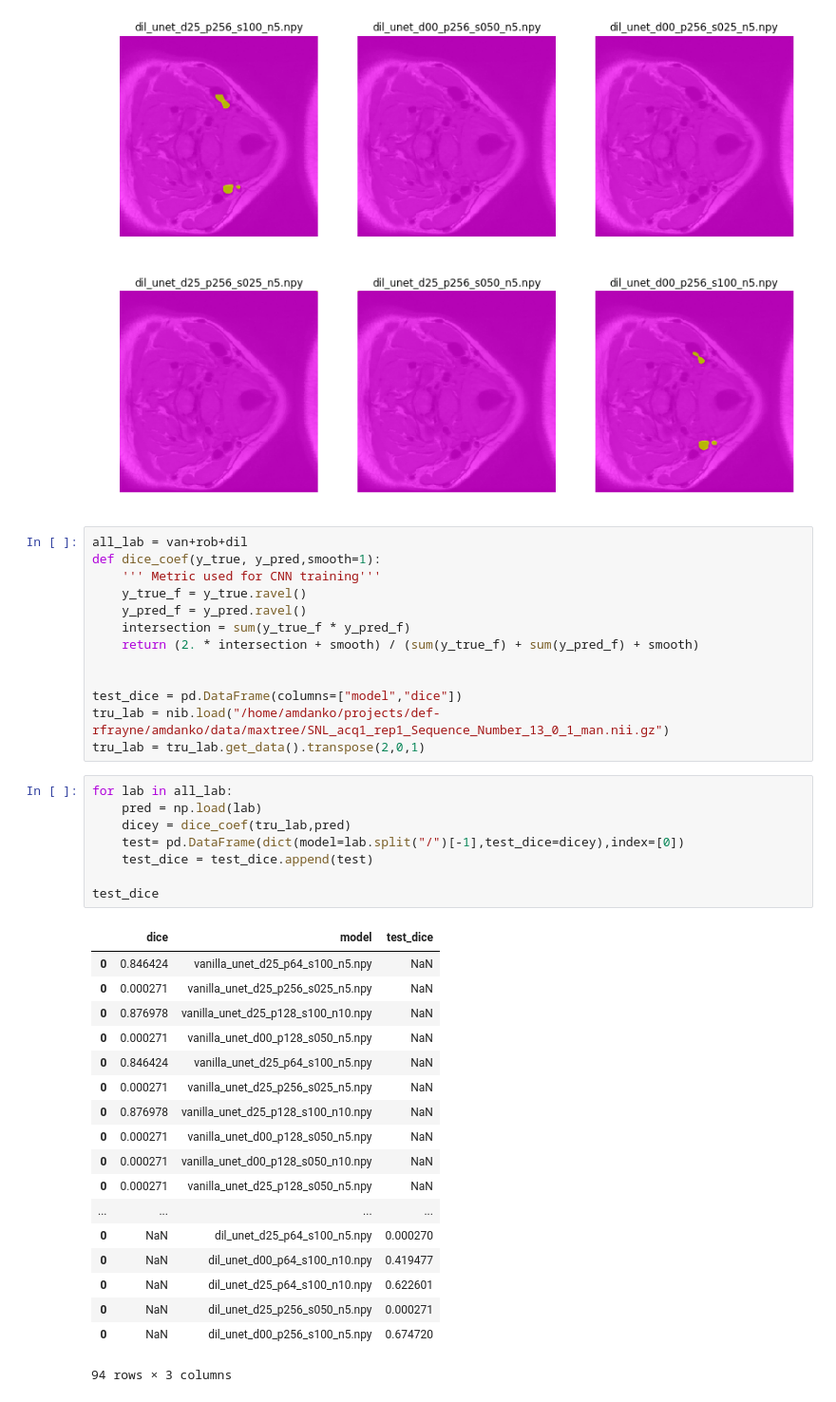
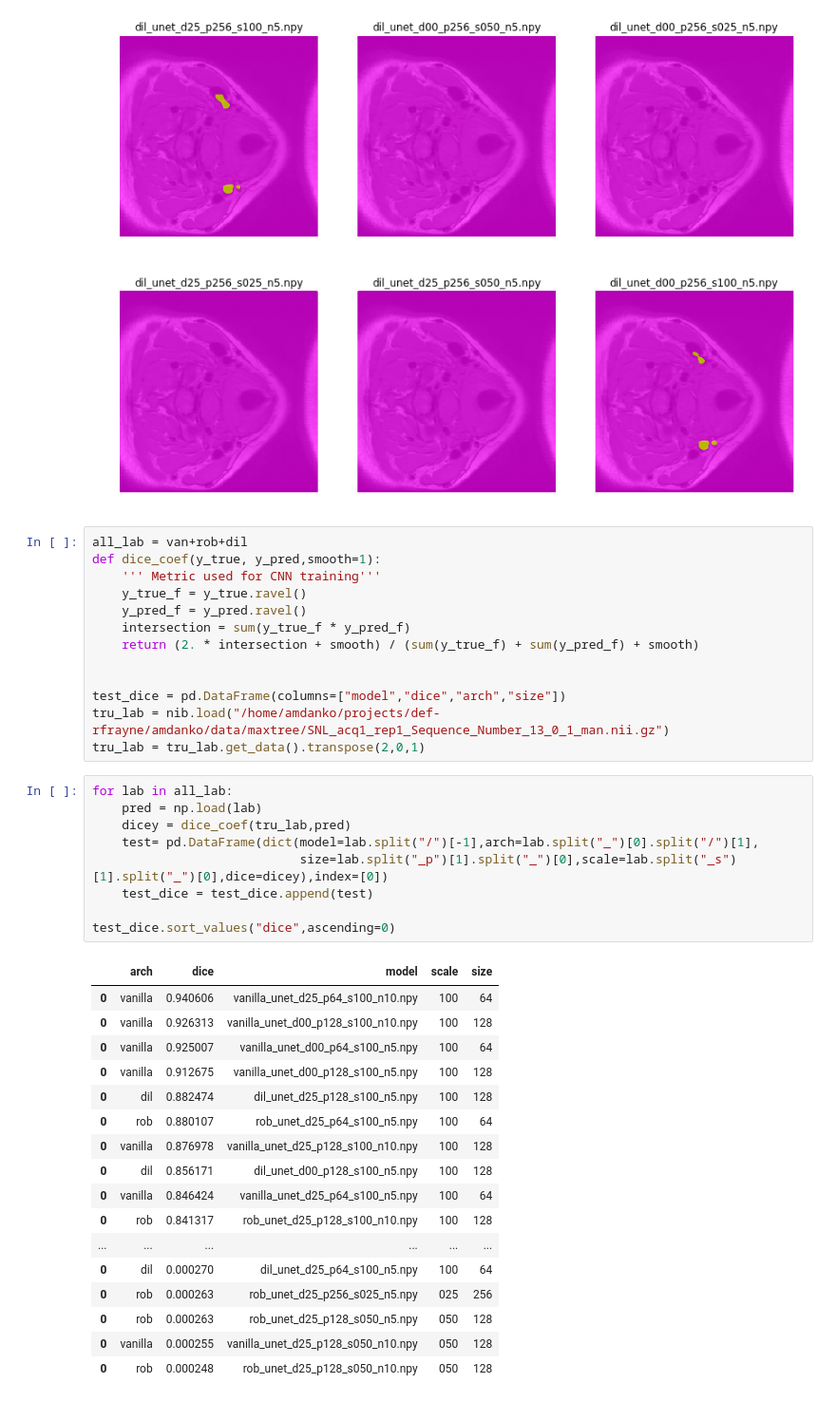
Before and after one commit to amdanko/project, a Jupyter notebook: nb/segmentation.ipynb, the cells around one changed output. Shown at 95% size. Drawn from its saved outputs; the diff is of its cells as text.

```diff
--- a/nb/segmentation.ipynb
+++ b/nb/segmentation.ipynb
@@ -255,33 +254,33 @@ def dice_coef(y_true, y_pred,smooth=1):
     return (2. * intersection + smooth) / (sum(y_true_f) + sum(y_pred_f) + smooth)
 
 
-test_dice = pd.DataFrame(columns=["model","dice"])
+test_dice = pd.DataFrame(columns=["model","dice","arch","size"])
 tru_lab = nib.load("/home/amdanko/projects/def-rfrayne/amdanko/data/maxtree/SNL_acq1_rep1_Sequence_Number_13_0_1_man.nii.gz")
 tru_lab = tru_lab.get_data().transpose(2,0,1)
 # %%
 for lab in all_lab:
     pred = np.load(lab)
     dicey = dice_coef(tru_lab,pred)
-    test= pd.DataFrame(dict(model=lab.split("/")[-1],test_dice=dicey),index=[0])
+    test= pd.DataFrame(dict(model=lab.split("/")[-1],arch=lab.split("_")[0].split("/")[1],
+                            size=lab.split("_p")[1].split("_")[0],scale=lab.split("_s")[1].split("_")[0],dice=dicey),index=[0])
     test_dice = test_dice.append(test)
 
-test_dice
+test_dice.sort_values("dice",ascending=0)
 # %% [output]
-|  | dice | model | test_dice |
-| 0 | 0.846424 | vanilla_unet_d25_p64_s100_n5.npy | NaN |
-| 0 | 0.000271 | vanilla_unet_d25_p256_s025_n5.npy | NaN |
-| 0 | 0.876978 | vanilla_unet_d25_p128_s100_n10.npy | NaN |
-| 0 | 0.000271 | vanilla_unet_d00_p128_s050_n5.npy | NaN |
-| 0 | 0.846424 | vanilla_unet_d25_p64_s100_n5.npy | NaN |
-| 0 | 0.000271 | vanilla_unet_d25_p256_s025_n5.npy | NaN |
-| 0 | 0.876978 | vanilla_unet_d25_p128_s100_n10.npy | NaN |
-| 0 | 0.000271 | vanilla_unet_d00_p128_s050_n5.npy | NaN |
-| 0 | 0.000271 | vanilla_unet_d00_p128_s050_n10.npy | NaN |
-| 0 | 0.000271 | vanilla_unet_d25_p128_s050_n5.npy | NaN |
-| ... | ... | ... | ... |
-| 0 | NaN | dil_unet_d25_p64_s100_n5.npy | 0.000270 |
-| 0 | NaN | dil_unet_d00_p64_s100_n10.npy | 0.419477 |
-| 0 | NaN | dil_unet_d25_p64_s100_n10.npy | 0.622601 |
-| 0 | NaN | dil_unet_d25_p256_s050_n5.npy | 0.000271 |
-| 0 | NaN | dil_unet_d00_p256_s100_n5.npy | 0.674720 |
+|  | arch | dice | model | scale | size |
+| 0 | vanilla | 0.940606 | vanilla_unet_d25_p64_s100_n10.npy | 100 | 64 |
+| 0 | vanilla | 0.926313 | vanilla_unet_d00_p128_s100_n10.npy | 100 | 128 |
+| 0 | vanilla | 0.925007 | vanilla_unet_d00_p64_s100_n5.npy | 100 | 64 |
+| 0 | vanilla | 0.912675 | vanilla_unet_d00_p128_s100_n5.npy | 100 | 128 |
+| 0 | dil | 0.882474 | dil_unet_d25_p128_s100_n5.npy | 100 | 128 |
+| 0 | rob | 0.880107 | rob_unet_d25_p64_s100_n5.npy | 100 | 64 |
+| 0 | vanilla | 0.876978 | vanilla_unet_d25_p128_s100_n10.npy | 100 | 128 |
+| 0 | dil | 0.856171 | dil_unet_d00_p128_s100_n5.npy | 100 | 128 |
+| 0 | vanilla | 0.846424 | vanilla_unet_d25_p64_s100_n5.npy | 100 | 64 |
+| 0 | rob | 0.841317 | rob_unet_d25_p128_s100_n10.npy | 100 | 128 |
+| ... | ... | ... | ... | ... | ... |
+| 0 | dil | 0.000270 | dil_unet_d25_p64_s100_n5.npy | 100 | 64 |
+| 0 | rob | 0.000263 | rob_unet_d25_p256_s025_n5.npy | 025 | 256 |
+| 0 | rob | 0.000263 | rob_unet_d25_p128_s050_n5.npy | 050 | 128 |
+| 0 | vanilla | 0.000255 | vanilla_unet_d25_p128_s050_n10.npy | 050 | 128 |
+| 0 | rob | 0.000248 | rob_unet_d25_p128_s050_n10.npy | 050 | 128 |
-94 rows × 3 columns
```
Also changed, not shown: parts of 6 cells of this notebook.
